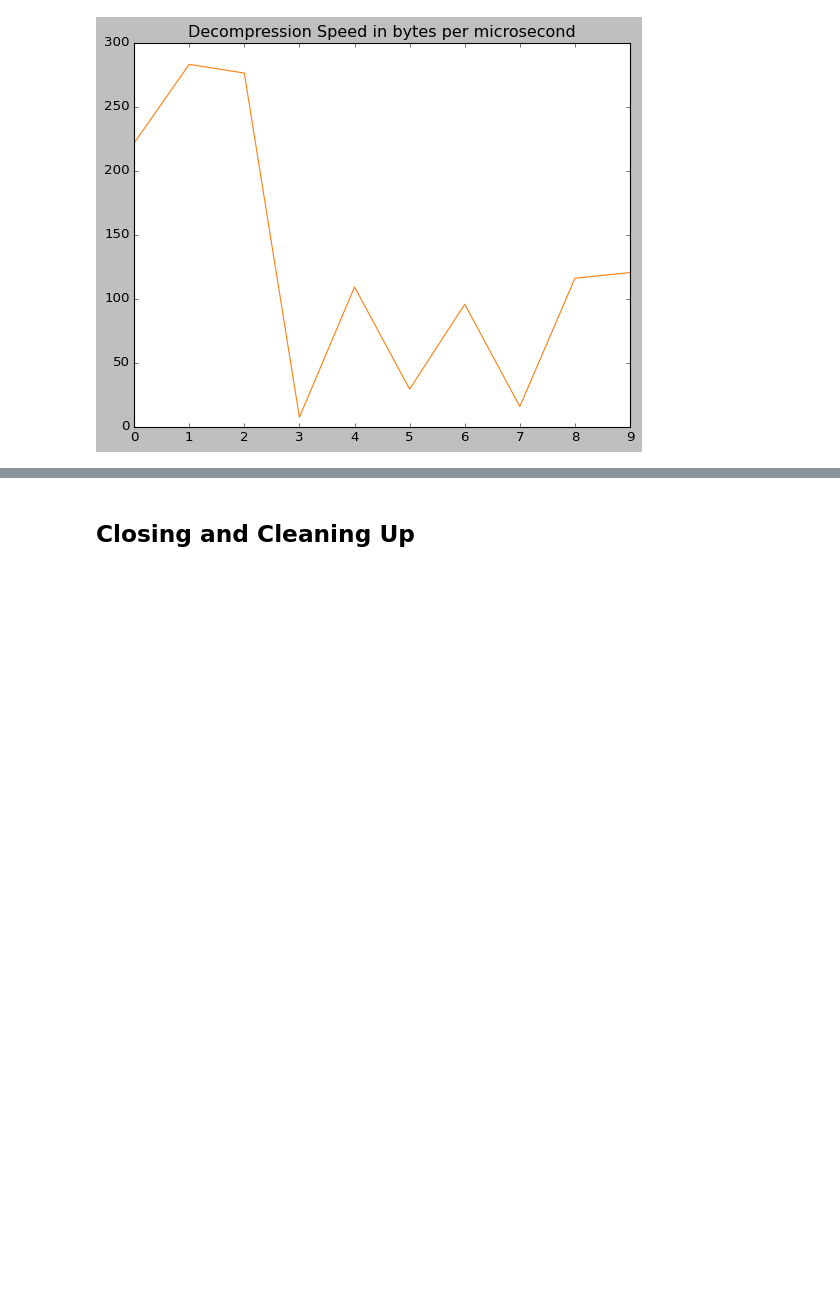
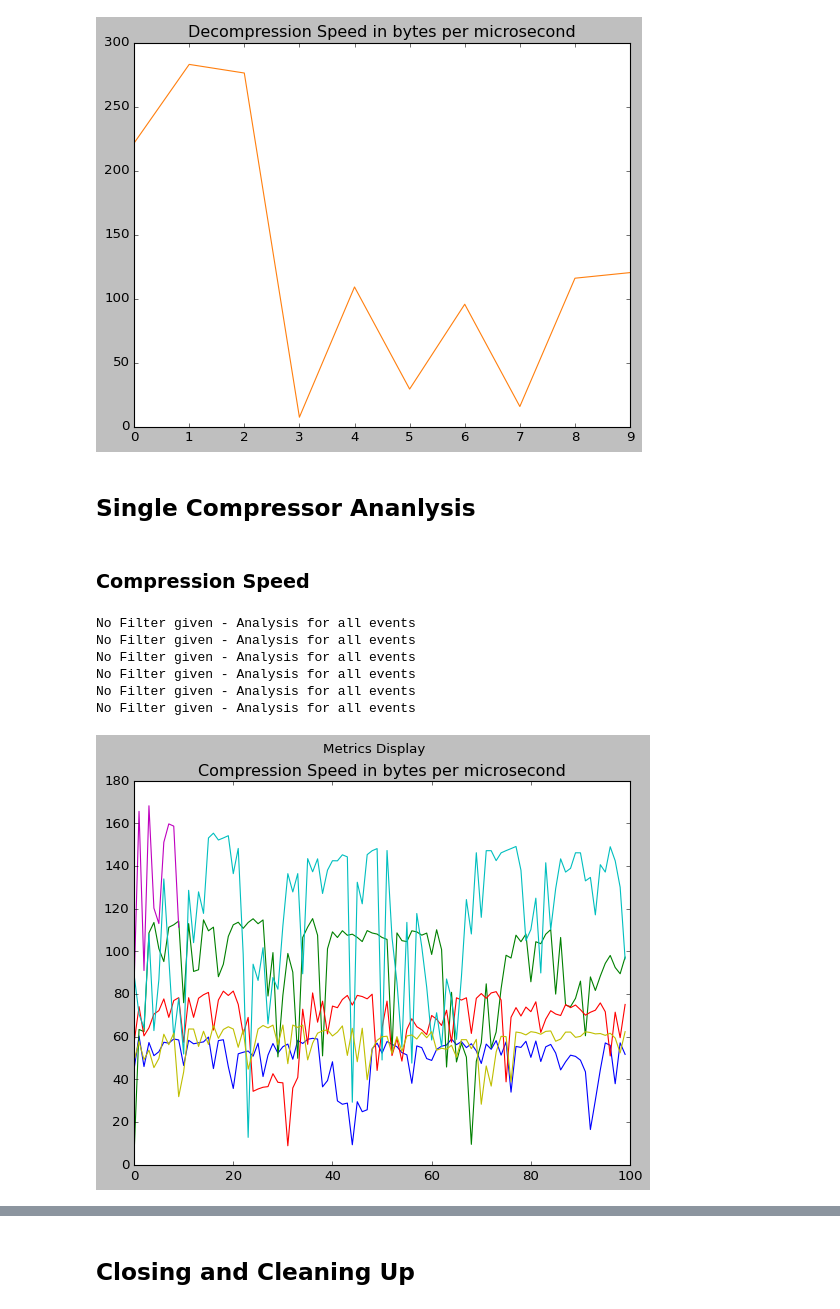
Before and after one commit to Sumalyo/faser-common, a Jupyter notebook: EventFormats/apps/Logs/notebooks/analysisNotebook.ipynb, the cells around one changed output, grey strips where cells are left out. Saved outputs shown, nothing was run; the diff lists cells and outputs as text; code cells hidden in the pictures; blank space fills up the shorter version.

Commit message:
adding compression analysis in notebook. started support for zlib still buggy

```diff
--- a/EventFormats/apps/Logs/notebooks/analysisNotebook.ipynb
+++ b/EventFormats/apps/Logs/notebooks/analysisNotebook.ipynb
@@ -158,3 +158,70 @@ Total Events for Analysis:    10
 The Average Compression Speed achived is:   127.362033686329766063389859
 The Average Compression Time achived is:   633.4
 [figure]
+# %% [markdown]
+## Single Compressor Ananlysis
+# %%
+Compressor = "ZSTD COmpressor"
+# FIXME Spelling Error
+logsFolder = "/home/osboxes/gsocContributions/faser-common/EventFormats/apps/Logs"
+# FIXME WE ASSUME THAT ALL RUNS ARE ON IDENTICAL SET OF EVENTS
+# %% [markdown]
+### Compression Speed
+# %%
+#Get a list of all the JSON files in the folder
+import glob
+jsonFiles = glob.glob(logsFolder + '/*.json')
+# Get all the json files with the Compressor Key set to the target
+targetFiles = []
+for jsonfile in jsonFiles:
+    with open(jsonfile) as f:
+        jsonParse = json.load(f)
+        if jsonParse["Compressor"]==Compressor:
+            targetFiles.append(jsonfile)
+## Plotiing Metrics
+plt.style.use('classic')
+#figcompressor, axscompressor = plt.subplots(2,sharex=True)
+figcompressor, axscompressor = plt.subplots()
+figcompressor.suptitle("Metrics Display")
+axscompressor.set_title("Compression Speed in bytes per microsecond")
+#axscompressor[0].plot(x_axis,compressionSpeedList,'tab:orange')
+# axscompressor[1].set_title("Compressin Ratio")
+#axscompressor[1].plot(x_axis,compressionRatioList,'tab:purple')
+for jsonFile in targetFiles:
+    with open(jsonFile) as f:
+        compression_log = json.load(f)
+        eventList = compression_log["evdata"] # The event List
+        # No We design a filter dictionary to take up events based on filters
+        # Leave Empty if All Events are to be considered
+        eventListAnalysis = []
+        filter_dict = {
+            #  "trig": "2"
+        }
+        if len(filter_dict.keys()) != 0:
+            print("Filtering Events based on")
+            pprint(filter_dict)
+            for filter_field in filter_dict.keys():
+                for event in eventList:
+                    if event["eventHeader"][filter_field] == filter_dict[filter_field]:
+                        eventListAnalysis.append(event)
+        else:
+            print("No Filter given - Analysis for all events")
+            eventListAnalysis = eventList
+        # Populate Metrics and Show preliminary results
+        compressionRatioList = [Decimal(event["compressionRatio"]) for event in eventListAnalysis]
+        timeTakenList = [Decimal(event["timeTaken"]) for event in eventListAnalysis]
+        inputSizeList = [Decimal(event["inputSize"]) for event in eventListAnalysis]
+        outputSizeList = [Decimal(event["outputSize"]) for event in eventListAnalysis]
+        compressionSpeedList  = list(map(truediv,inputSizeList,timeTakenList))
+        x_axis = range(len(eventListAnalysis))
+        axscompressor.plot(x_axis,compressionSpeedList,label=compression_log["compressorConfig"])
+        #axscompressor[1].plot(x_axis,compressionRatioList,label=compression_log["compressorConfig"])
+#axscompressor.legend()
+# %% [output]
+No Filter given - Analysis for all events
+No Filter given - Analysis for all events
+No Filter given - Analysis for all events
+No Filter given - Analysis for all events
+No Filter given - Analysis for all events
+No Filter given - Analysis for all events
+[figure, added]
```
Also changed, not shown: parts of 4 cells of this notebook, 14 other files.
